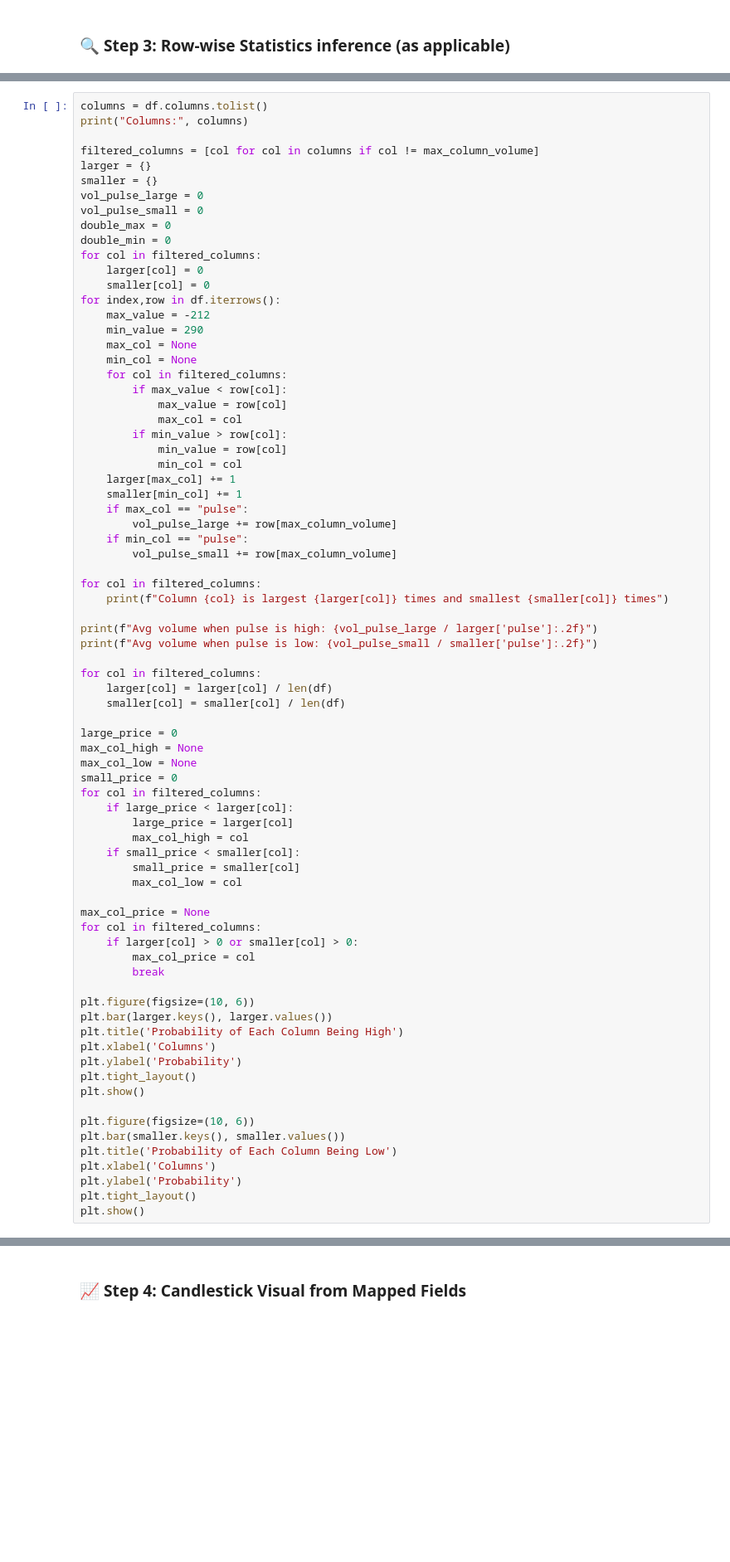
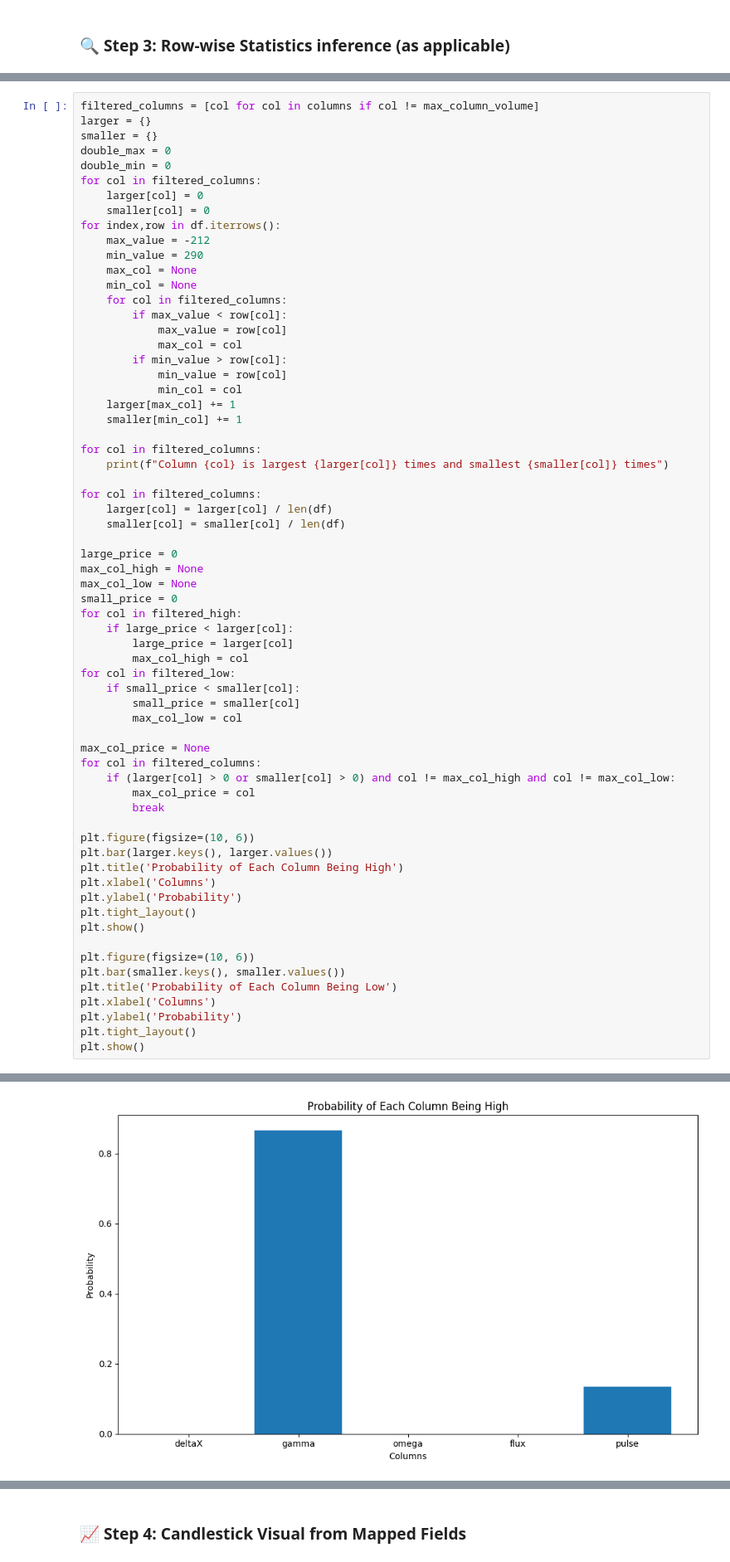
Before and after one commit to RonitJ7/apt-assignment, a Jupyter notebook: assessment_01/02_analysis.ipynb, the cells around one changed output, grey strips where cells are left out. Shown at 83% size. Saved outputs shown, nothing was run; the diff lists cells and outputs as text; blank space fills up the shorter version.

```diff
--- a/assessment_01/02_analysis.ipynb
+++ b/assessment_01/02_analysis.ipynb
@@ -94,12 +135,7 @@ print(f"Most outgoing column: {filtered_high} with {max(outgoings.values()) } ou
 # %%
-columns = df.columns.tolist()
-print("Columns:", columns)
-
 filtered_columns = [col for col in columns if col != max_column_volume]
 larger = {}
 smaller = {}
-vol_pulse_large = 0
-vol_pulse_small = 0
 double_max = 0
 double_min = 0
 for col in filtered_columns:
@@ -119,16 +155,9 @@ for index,row in df.iterrows():
             min_col = col
     larger[max_col] += 1
     smaller[min_col] += 1
-    if max_col == "pulse":
-        vol_pulse_large += row[max_column_volume]
-    if min_col == "pulse":
-        vol_pulse_small += row[max_column_volume]
 
 for col in filtered_columns:
     print(f"Column {col} is largest {larger[col]} times and smallest {smaller[col]} times")
-
-print(f"Avg volume when pulse is high: {vol_pulse_large / larger['pulse']:.2f}")
-print(f"Avg volume when pulse is low: {vol_pulse_small / smaller['pulse']:.2f}")
 
 for col in filtered_columns:
     larger[col] = larger[col] / len(df)
@@ -138,17 +167,18 @@ large_price = 0
 max_col_high = None
 max_col_low = None
 small_price = 0
-for col in filtered_columns:
+for col in filtered_high:
     if large_price < larger[col]:
         large_price = larger[col]
         max_col_high = col
+for col in filtered_low:
     if small_price < smaller[col]:
         small_price = smaller[col]
         max_col_low = col
 
 max_col_price = None
 for col in filtered_columns:
-    if larger[col] > 0 or smaller[col] > 0:
+    if (larger[col] > 0 or smaller[col] > 0) and col != max_col_high and col != max_col_low:
         max_col_price = col
         break
 
@@ -167,3 +197,4 @@ plt.xlabel('Columns')
 plt.ylabel('Probability')
 plt.tight_layout()
 plt.show()
+# %% [output]
@@ -169,0 +206 @@ plt.show()
+[figure, added]
```
Also changed, not shown: parts of 8 cells of this notebook, 1 other file.
